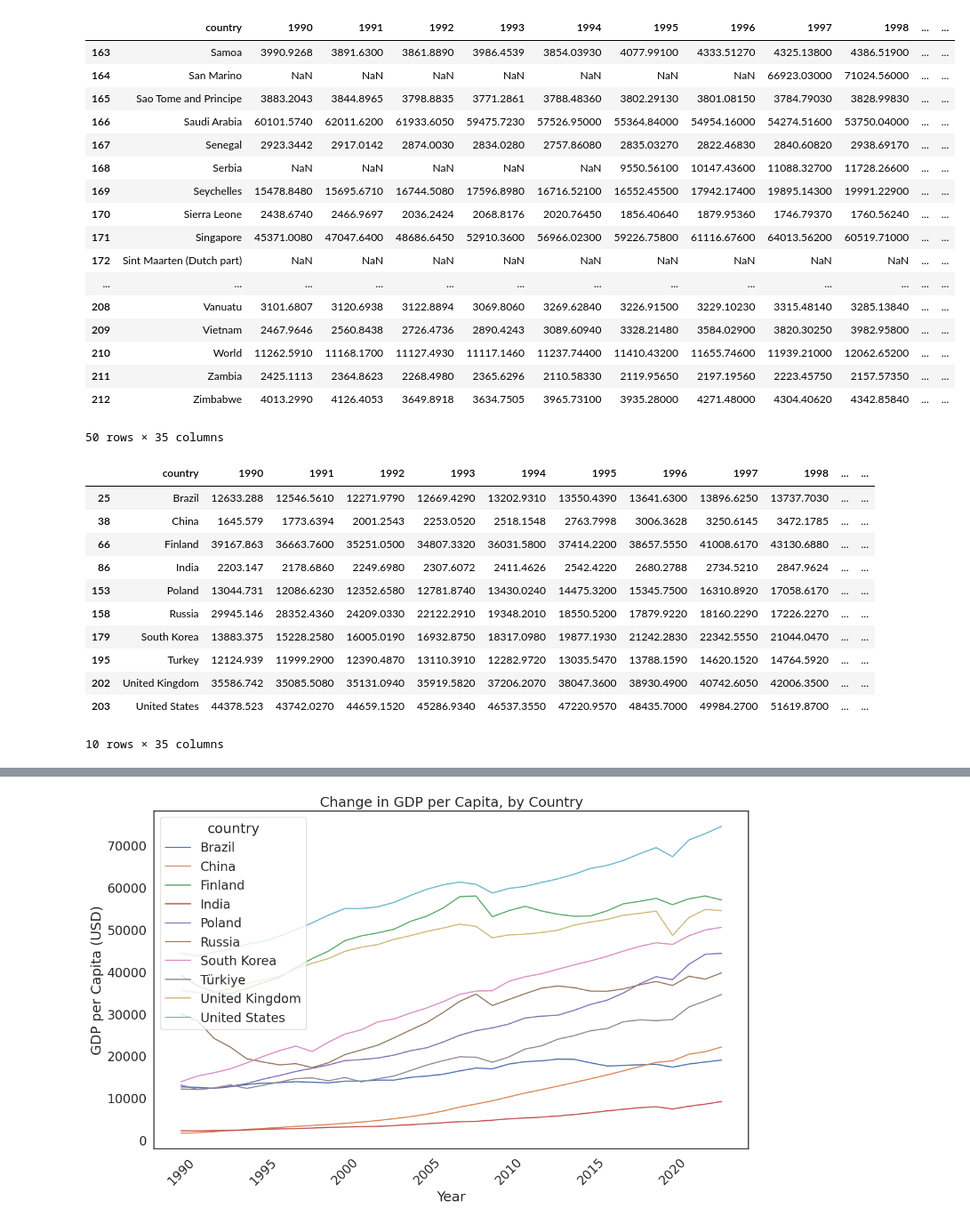
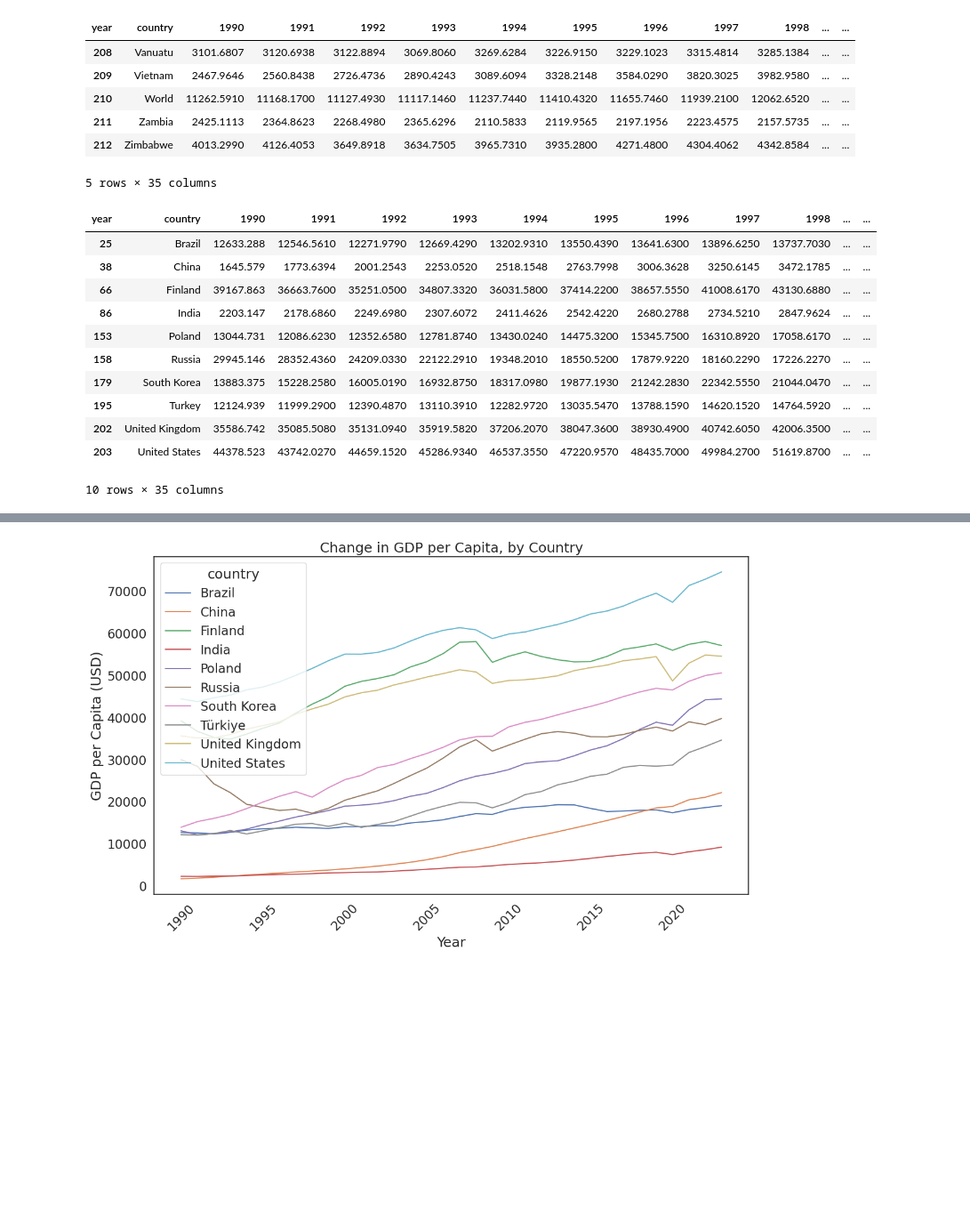
Before and after one commit to ella4-boop/patents, a Jupyter notebook: patentsandgrowth.ipynb, the cells around one changed output, grey strips where cells are left out. Shown at 89% size. Cells and saved outputs as stored; diff of their text form; code cells hidden in the pictures; blank space fills up the shorter version.

```diff
--- a/patentsandgrowth.ipynb
+++ b/patentsandgrowth.ipynb
@@ -23,35 +23,24 @@ sns.set_style("white")
 # %%
 gdppercapita_df=pd.read_csv('https://raw.githubusercontent.com/ella4-boop/patents/refs/heads/main/gdppercapita2.csv')
 gdppercapita_df = gdppercapita_df.pivot(index="country", columns='year', values="gdp/capita")
 gdppercapita_df = gdppercapita_df.reset_index()
-gdppercapita_df.columns.name = None
 
-gdppercapita_df.tail(50)
+
+gdppercapita_df.tail()
 # %% [output]
-|  | country | 1990 | 1991 | 1992 | 1993 | 1994 | 1995 | 1996 | 1997 | 1998 | ... | ... |
-| 163 | Samoa | 3990.9268 | 3891.6300 | 3861.8890 | 3986.4539 | 3854.03930 | 4077.99100 | 4333.51270 | 4325.13800 | 4386.51900 | ... | ... |
-| 164 | San Marino | NaN | NaN | NaN | NaN | NaN | NaN | NaN | 66923.03000 | 71024.56000 | ... | ... |
-| 165 | Sao Tome and Principe | 3883.2043 | 3844.8965 | 3798.8835 | 3771.2861 | 3788.48360 | 3802.29130 | 3801.08150 | 3784.79030 | 3828.99830 | ... | ... |
-| 166 | Saudi Arabia | 60101.5740 | 62011.6200 | 61933.6050 | 59475.7230 | 57526.95000 | 55364.84000 | 54954.16000 | 54274.51600 | 53750.04000 | ... | ... |
-| 167 | Senegal | 2923.3442 | 2917.0142 | 2874.0030 | 2834.0280 | 2757.86080 | 2835.03270 | 2822.46830 | 2840.60820 | 2938.69170 | ... | ... |
-| 168 | Serbia | NaN | NaN | NaN | NaN | NaN | 9550.56100 | 10147.43600 | 11088.32700 | 11728.26600 | ... | ... |
-| 169 | Seychelles | 15478.8480 | 15695.6710 | 16744.5080 | 17596.8980 | 16716.52100 | 16552.45500 | 17942.17400 | 19895.14300 | 19991.22900 | ... | ... |
-| 170 | Sierra Leone | 2438.6740 | 2466.9697 | 2036.2424 | 2068.8176 | 2020.76450 | 1856.40640 | 1879.95360 | 1746.79370 | 1760.56240 | ... | ... |
-| 171 | Singapore | 45371.0080 | 47047.6400 | 48686.6450 | 52910.3600 | 56966.02300 | 59226.75800 | 61116.67600 | 64013.56200 | 60519.71000 | ... | ... |
-| 172 | Sint Maarten (Dutch part) | NaN | NaN | NaN | NaN | NaN | NaN | NaN | NaN | NaN | ... | ... |
-| ... | ... | ... | ... | ... | ... | ... | ... | ... | ... | ... | ... | ... |
-| 208 | Vanuatu | 3101.6807 | 3120.6938 | 3122.8894 | 3069.8060 | 3269.62840 | 3226.91500 | 3229.10230 | 3315.48140 | 3285.13840 | ... | ... |
-| 209 | Vietnam | 2467.9646 | 2560.8438 | 2726.4736 | 2890.4243 | 3089.60940 | 3328.21480 | 3584.02900 | 3820.30250 | 3982.95800 | ... | ... |
-| 210 | World | 11262.5910 | 11168.1700 | 11127.4930 | 11117.1460 | 11237.74400 | 11410.43200 | 11655.74600 | 11939.21000 | 12062.65200 | ... | ... |
-| 211 | Zambia | 2425.1113 | 2364.8623 | 2268.4980 | 2365.6296 | 2110.58330 | 2119.95650 | 2197.19560 | 2223.45750 | 2157.57350 | ... | ... |
-| 212 | Zimbabwe | 4013.2990 | 4126.4053 | 3649.8918 | 3634.7505 | 3965.73100 | 3935.28000 | 4271.48000 | 4304.40620 | 4342.85840 | ... | ... |
+| year | country | 1990 | 1991 | 1992 | 1993 | 1994 | 1995 | 1996 | 1997 | 1998 | ... | ... |
+| 208 | Vanuatu | 3101.6807 | 3120.6938 | 3122.8894 | 3069.8060 | 3269.6284 | 3226.9150 | 3229.1023 | 3315.4814 | 3285.1384 | ... | ... |
+| 209 | Vietnam | 2467.9646 | 2560.8438 | 2726.4736 | 2890.4243 | 3089.6094 | 3328.2148 | 3584.0290 | 3820.3025 | 3982.9580 | ... | ... |
+| 210 | World | 11262.5910 | 11168.1700 | 11127.4930 | 11117.1460 | 11237.7440 | 11410.4320 | 11655.7460 | 11939.2100 | 12062.6520 | ... | ... |
+| 211 | Zambia | 2425.1113 | 2364.8623 | 2268.4980 | 2365.6296 | 2110.5833 | 2119.9565 | 2197.1956 | 2223.4575 | 2157.5735 | ... | ... |
+| 212 | Zimbabwe | 4013.2990 | 4126.4053 | 3649.8918 | 3634.7505 | 3965.7310 | 3935.2800 | 4271.4800 | 4304.4062 | 4342.8584 | ... | ... |
-50 rows × 35 columns
+5 rows × 35 columns
 # %%
 selected_countries= ["China", "Finland", "India", "Poland", "Brazil", "South Korea", "Russia", "Turkey", "United Kingdom", "United States"]
 gdp_df = gdppercapita_df[gdppercapita_df["country"].isin(selected_countries)]
 gdp_df.head(11)
 # %% [output]
-|  | country | 1990 | 1991 | 1992 | 1993 | 1994 | 1995 | 1996 | 1997 | 1998 | ... | ... |
+| year | country | 1990 | 1991 | 1992 | 1993 | 1994 | 1995 | 1996 | 1997 | 1998 | ... | ... |
 | 25 | Brazil | 12633.288 | 12546.5610 | 12271.9790 | 12669.4290 | 13202.9310 | 13550.4390 | 13641.6300 | 13896.6250 | 13737.7030 | ... | ... |
 | 38 | China | 1645.579 | 1773.6394 | 2001.2543 | 2253.0520 | 2518.1548 | 2763.7998 | 3006.3628 | 3250.6145 | 3472.1785 | ... | ... |
 | 66 | Finland | 39167.863 | 36663.7600 | 35251.0500 | 34807.3320 | 36031.5800 | 37414.2200 | 38657.5550 | 41008.6170 | 43130.6880 | ... | ... |
```
Also changed, not shown: parts of 21 cells of this notebook.
